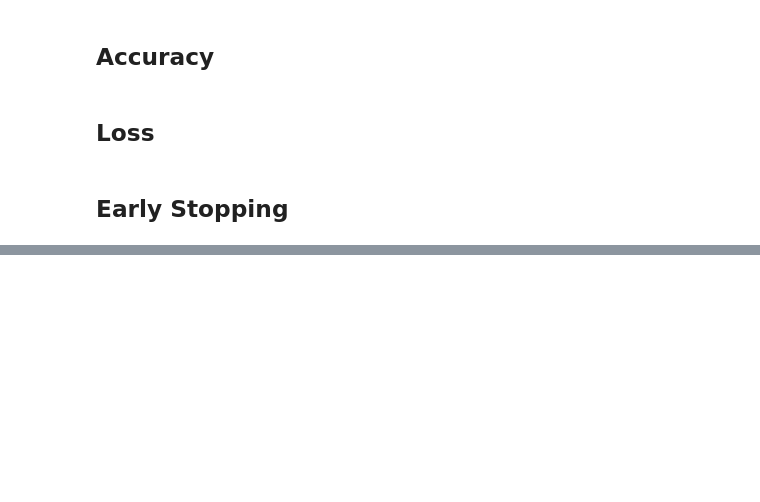
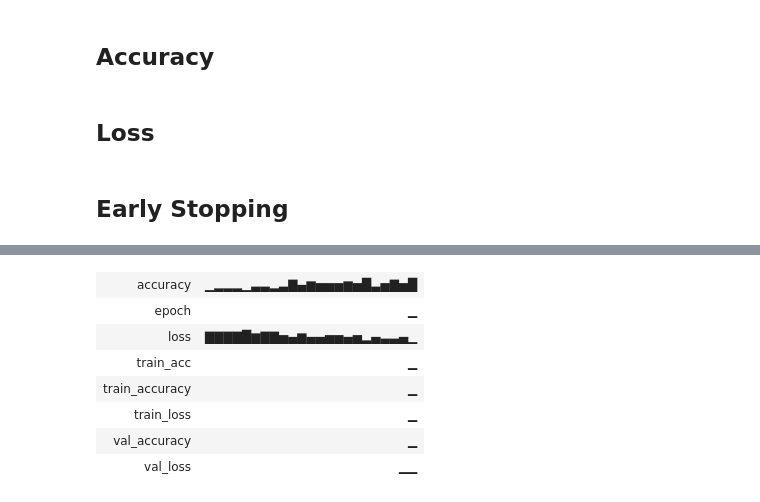
Before and after one commit to lilasu086/ba865, a Jupyter notebook: BA865_Group2_CNN_+_ViT.ipynb, the cells around one changed output, grey strips where cells are left out. Saved outputs shown, nothing was run; the diff lists cells and outputs as text; code cells hidden in the pictures; blank space fills up the shorter version.

```diff
--- a/BA865_Group2_CNN_+_ViT.ipynb
+++ b/BA865_Group2_CNN_+_ViT.ipynb
@@ -212,0 +389,89 @@ class EarlyStopper:
+# %%
+if gpu_available and use_gpu:
+  model = model.cuda()
+# %%
+def main():
+  run = wandb.init(config=configs)
+
+# Data loaders: clip the whole dataset to batches
+  train_loader = DataLoader(dataset=train_dataset, batch_size=wandb.config.batch_size, shuffle=True)
+                                                                                # only can use on training data
+  val_loader = DataLoader(dataset=val_dataset, batch_size=wandb.config.batch_size, shuffle=False)
+  test_loader = DataLoader(dataset=test_dataset, batch_size=wandb.config.batch_size, shuffle=False)
+
+  criterion = nn.CrossEntropyLoss()
+  optimizer = optim.SGD(model.parameters(), momentum=configs['momentum'], lr=wandb.config.learning_rate, weight_decay=configs['weight_decay'])
+
+  early_stopper = EarlyStopper(patience=7)
+  scheduler = torch.optim.lr_scheduler.ReduceLROnPlateau(optimizer, factor=0.3, patience=3)
+
+  # Training loop
+  for epoch in range(configs["epochs"]): # The epochs.
+      for i, (images, labels) in enumerate(train_loader): # The batches.
+          # step 1: Zero out the gradients.
+          optimizer.zero_grad()
+
+          # step 1.1 move data to cuda. Make sure the model is on cuda too!
+          if gpu_available and use_gpu:
+            images = images.cuda()
+            labels = labels.cuda()
+
+          # step2: Forward pass
+          outputs = model(images)
+
+          # step 3: calculate the loss.
+          loss = criterion(outputs, labels)
+
+          # Calculate accuracy
+          _, predicted = torch.max(outputs, 1)
+          total = 0
+          correct = 0
+          total += labels.size(0)
+          correct += (predicted == labels).sum().item()
+
+          acc = correct / total
+
+          # step 4: Backward pass
+          loss.backward()
+          optimizer.step()
+
+          # Print the loss and accuracy
+          if i %100 == 0:
+            print("Epoch", epoch+ 1, " batch", i+1, ". Training Loss: ", loss.item(),". Traning Accuracy:", acc)
+            if enable_wandb:
+              wandb.log({"loss": loss, "accuracy": acc})
+
+      # Compute total train accuracy
+      train_acc = get_accuracy(train_loader, model)
+      val_acc = get_accuracy(val_loader, model)
+
+      train_loss = get_loss(train_loader)
+      validation_loss = get_loss(val_loader)
+
+
+      wandb.log({"train_acc":train_acc, "val_loss": validation_loss})
+
+      print(f'Epoch [{epoch + 1}/{configs["epochs"]}], LR: {optimizer.param_groups[0]["lr"]},Train Accuracy: {train_acc:.4f},Train Loss: {train_loss.item():.4f} ,  Validation Accuracy: {val_acc:.4f}, Validation Loss: {validation_loss.item():.4f}')
+      if enable_wandb:
+        wandb.log({"epoch": epoch + 1, "LR": {optimizer.param_groups[0]['lr']}, "train_accuracy": train_acc, "train_loss":train_loss.item(), "val_accuracy": val_acc, "val_loss": validation_loss.item()})
+
+      scheduler.step(validation_loss)
+
+      if early_stopper.early_stop(validation_loss):
+          print("Validation loss hasn't dropped. Early stopping!")
+          break
+
+
+  # Once training is done, load the best model (might not be the last model due to early stopping)
+  model.load_state_dict(torch.load("./best_model.pt"))
+  acc = get_accuracy(test_loader, model)
+  loss = get_loss(test_loader)
+  print("best model accuracy performance on Test set:", acc)
+  print("best model loss performance on Test set:", loss)
+
+  if enable_wandb:
+    wandb.summary['Test Accuracy'] = acc
+    wandb.summary['Test Loss'] = loss
+sweep_id = wandb.sweep(sweep_config, project="865-project-final")
+wandb.agent(sweep_id, function=main)
+# %% [output]
@@ -212,0 +509,8 @@ class EarlyStopper:
+| accuracy | ▁▂▂▂▁▃▃▂▃▇▄▆▅▅▅▆▅█▃▅▇▅█ |
+| epoch | ▁ |
+| loss | ▇▇▇▇█▆▇▇▅▄▆▄▄▅▅▄▅▂▄▃▃▄▁ |
+| train_acc | ▁ |
+| train_accuracy | ▁ |
+| train_loss | ▁ |
+| val_accuracy | ▁ |
+| val_loss | ▁▁ |
```
Also changed, not shown: parts of 15 cells of this notebook.
